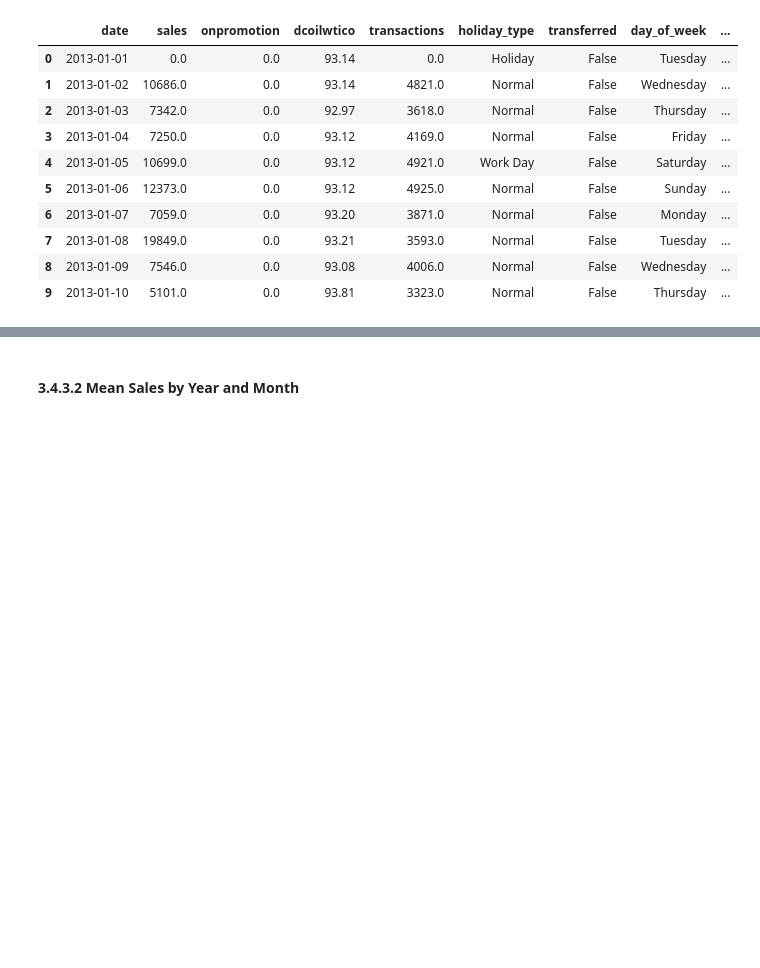
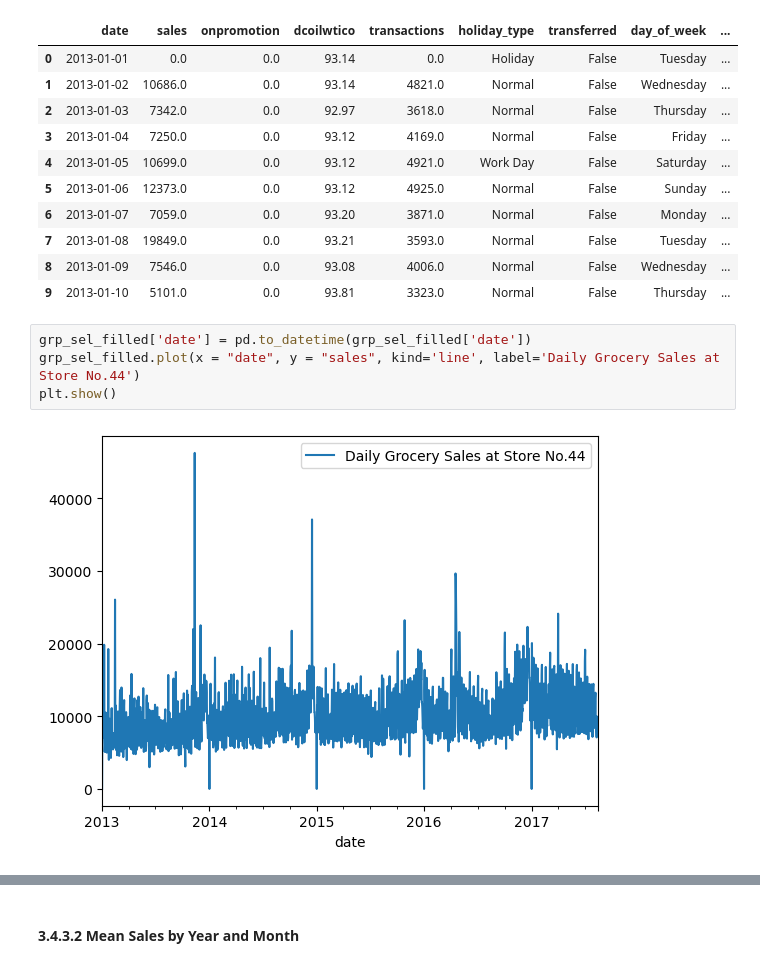
Before and after one commit to zxie9/Capstone-Project-Two, a Jupyter notebook: Notebooks/3. Exploratory Data Analysis.ipynb, the cells around one changed output, grey strips where cells are left out. Drawn from its saved outputs; the diff is of its cells as text; blank space fills up the shorter version.

```diff
--- a/Notebooks/3. Exploratory Data Analysis.ipynb
+++ b/Notebooks/3. Exploratory Data Analysis.ipynb
@@ -483,3 +483,9 @@ grp_sel_filled.head(10)
 | 7 | 2013-01-08 | 19849.0 | 0.0 | 93.21 | 3593.0 | Normal | False | Tuesday | ... |
 | 8 | 2013-01-09 | 7546.0 | 0.0 | 93.08 | 4006.0 | Normal | False | Wednesday | ... |
 | 9 | 2013-01-10 | 5101.0 | 0.0 | 93.81 | 3323.0 | Normal | False | Thursday | ... |
+# %%
+grp_sel_filled['date'] = pd.to_datetime(grp_sel_filled['date'])
+grp_sel_filled.plot(x = "date", y = "sales", kind='line', label='Daily Grocery Sales at Store No.44')
+plt.show()
+# %% [output]
+[figure, added]
```
Also changed, not shown: parts of 20 cells of this notebook.
